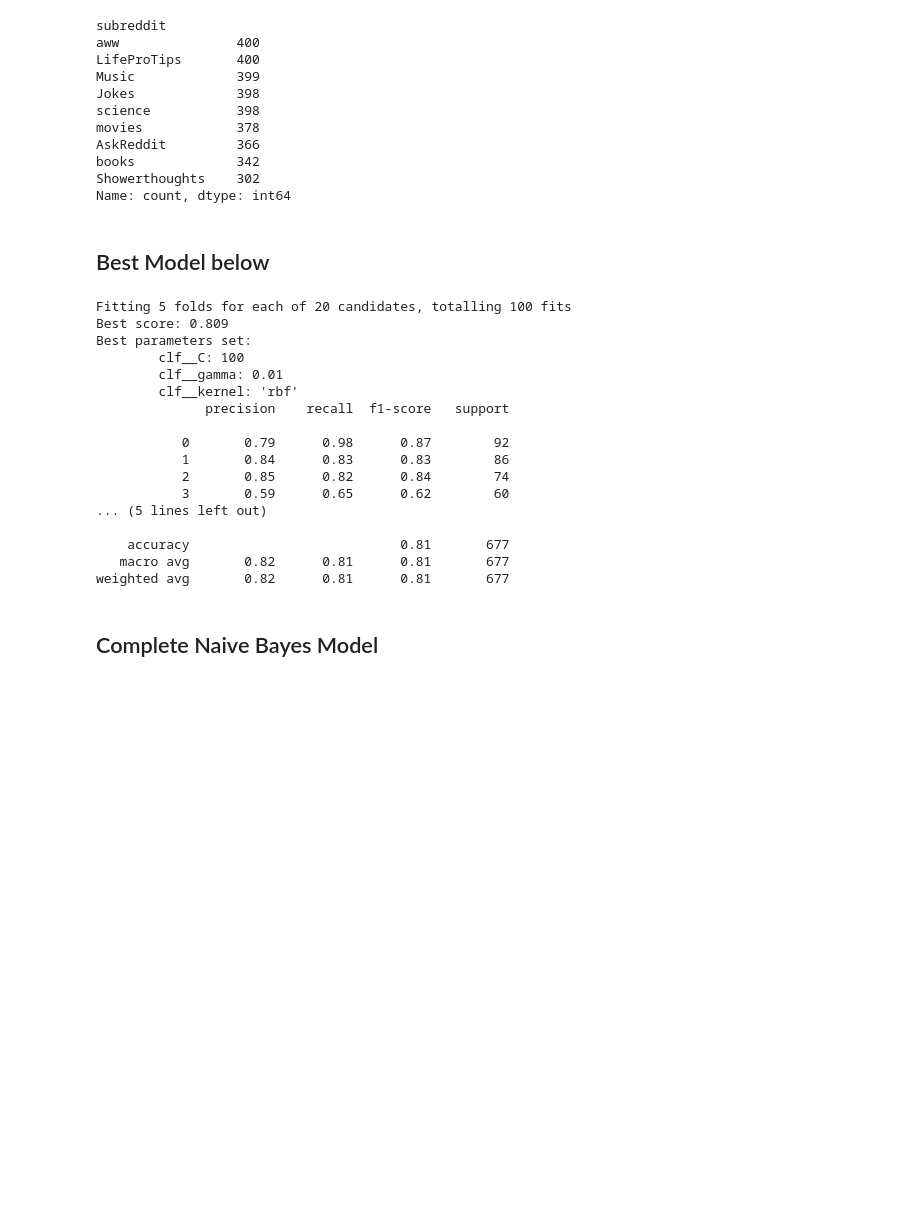
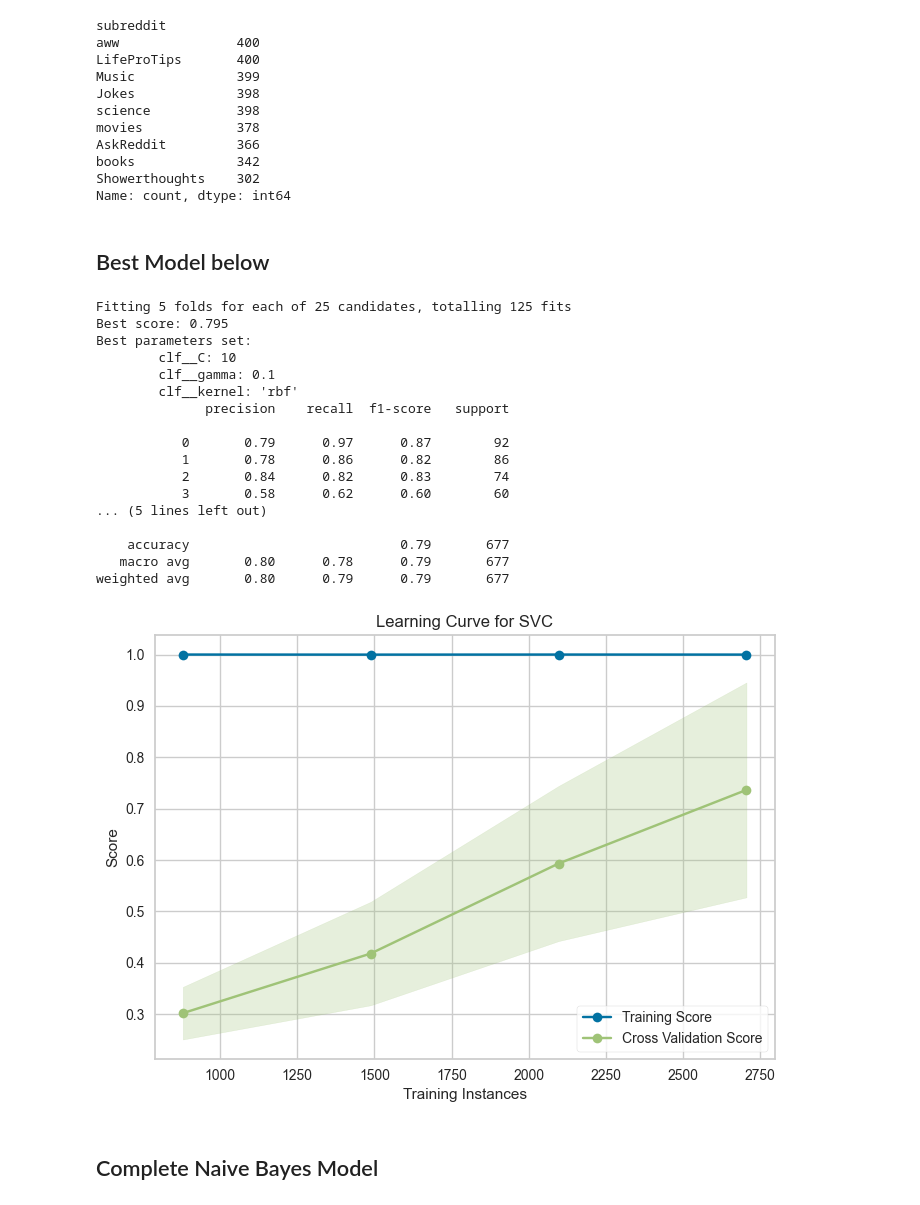
Before and after one commit to petarzhaw/ml2_project, a Jupyter notebook: app.ipynb, the cells around one changed output. Cells and saved outputs as stored; diff of their text form; code cells hidden in the pictures; blank space fills up the shorter version.

```diff
--- a/app.ipynb
+++ b/app.ipynb
@@ -17,9 +17,9 @@ import time
 import os
 
 # Initialize a Reddit "instance" with your own credentials
-reddit = praw.Reddit(client_id='DCW_USDBk23o37cYXu1LBQ',
-                     client_secret='DcqCmVVZybQLBvqJ7KhmR8NuXe12Vg',
-                     user_agent='ml2_project/0.0.1 (by /u/mladepet)')
+reddit = praw.Reddit(client_id=config.client_id,
+                     client_secret=config.client_secret,
+                     user_agent=config.user_agent)
 
 # List of subreddits
 subreddits = ['AskReddit', 'gaming', 'aww', 'movies', 'Showerthoughts', 'Jokes', 'science', 'books', 'Music', 'LifeProTips']
@@ -552,23 +552,44 @@ predictions = grid_search.best_estimator_.predict(X_test)
 
 print(classification_report(y_test, predictions))
 # %% [output]
-Fitting 5 folds for each of 20 candidates, totalling 100 fits
-Best score: 0.809
+Fitting 5 folds for each of 25 candidates, totalling 125 fits
+Best score: 0.795
 Best parameters set:
-        clf__C: 100
-        clf__gamma: 0.01
+        clf__C: 10
+        clf__gamma: 0.1
         clf__kernel: 'rbf'
               precision    recall  f1-score   support
 
-           0       0.79      0.98      0.87        92
-           1       0.84      0.83      0.83        86
-           2       0.85      0.82      0.84        74
-           3       0.59      0.65      0.62        60
+           0       0.79      0.97      0.87        92
+           1       0.78      0.86      0.82        86
+           2       0.84      0.82      0.83        74
+           3       0.58      0.62      0.60        60
 ... (5 lines left out)
 
-    accuracy                           0.81       677
-   macro avg       0.82      0.81      0.81       677
-weighted avg       0.82      0.81      0.81       677
+    accuracy                           0.79       677
+   macro avg       0.80      0.78      0.79       677
+weighted avg       0.80      0.79      0.79       677
+# %%
+from yellowbrick.model_selection import LearningCurve
+import matplotlib.pyplot as plt
+
+# Take your best parameters and use them for SVC
+svc = SVC(C=best_parameters['clf__C'], gamma=best_parameters['clf__gamma'], kernel=best_parameters['clf__kernel'])
+
+# Create a new pipeline with the best estimator
+pipeline = Pipeline([
+    ('preprocessor', preprocessor),
+    ('clf', svc)
+])
+
+# Fit and plot the learning curve
+visualizer = LearningCurve(pipeline, scoring='accuracy', n_jobs=-1, cv=5)
+
+visualizer.fit(X, y)
+visualizer.show()
+plt.show()
+# %% [output]
+[figure, added]
 # %%
 import pickle
 
```
Also changed, not shown: 1 other file.
